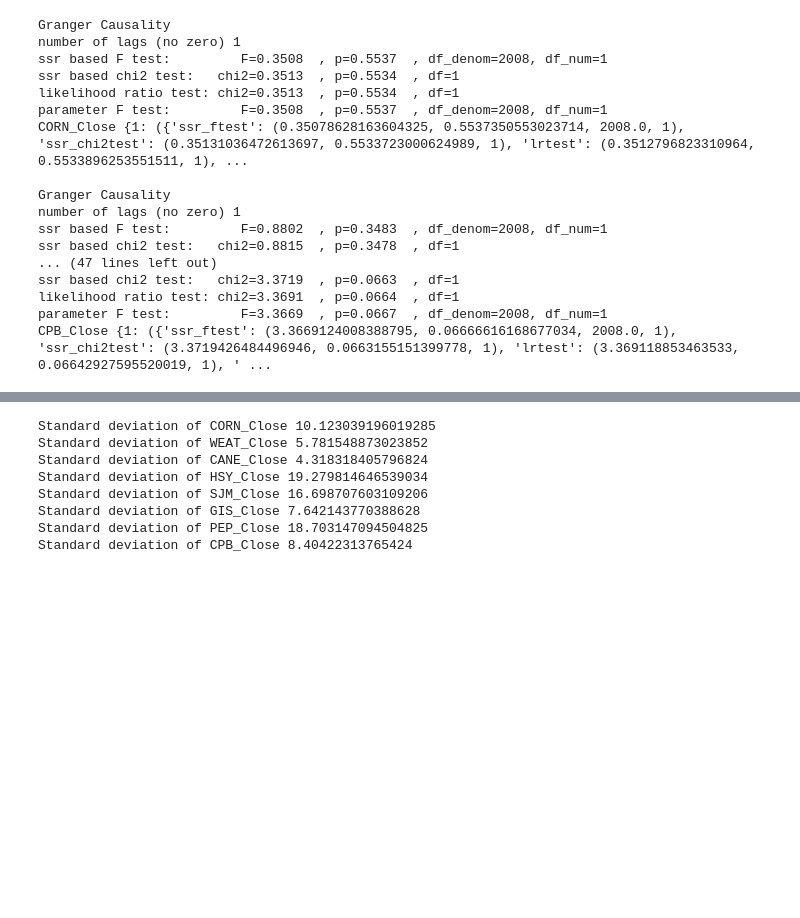
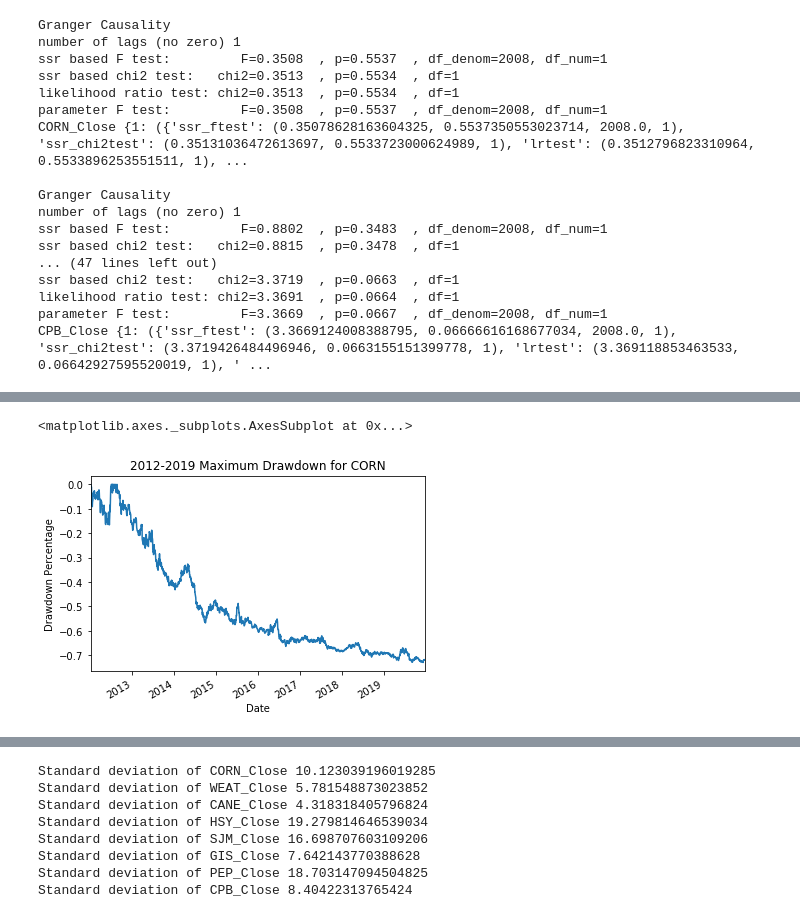
Before and after one commit to megankuscsik/Capstone-Project, a Jupyter notebook: EDA_Stats.ipynb, the cells around one changed output, grey strips where cells are left out. Drawn from its saved outputs; the diff is of its cells as text; code cells hidden in the pictures; blank space fills up the shorter version.

```diff
--- a/EDA_Stats.ipynb
+++ b/EDA_Stats.ipynb
@@ -284,0 +422,12 @@ CPB_Close {1: ({'ssr_ftest': (3.3669124008388795, 0.06666616168677034, 2008.0, 1
+# %%
+#take the stock cumulative return and put into formula with maximum cumulative return
+#https://seekingalpha.com/instablog/42079636-kayode-omotosho/5377452-computing-maximum-drawdown-of-stocks-in-python
+CORN_CumMax = data['CORN_cum_return'].cummax()
+data['CORN_MaxDrawdown'] = ((data['CORN_cum_return']) - CORN_CumMax)/CORN_CumMax
+
+plt.title('2012-2019 Maximum Drawdown for CORN')
+plt.ylabel('Drawdown Percentage')
+data['CORN_MaxDrawdown'].plot()
+# %% [output]
+<matplotlib.axes._subplots.AxesSubplot at 0x...>
+[figure, added]
```
Also changed, not shown: parts of 10 cells of this notebook, 1 other file.
